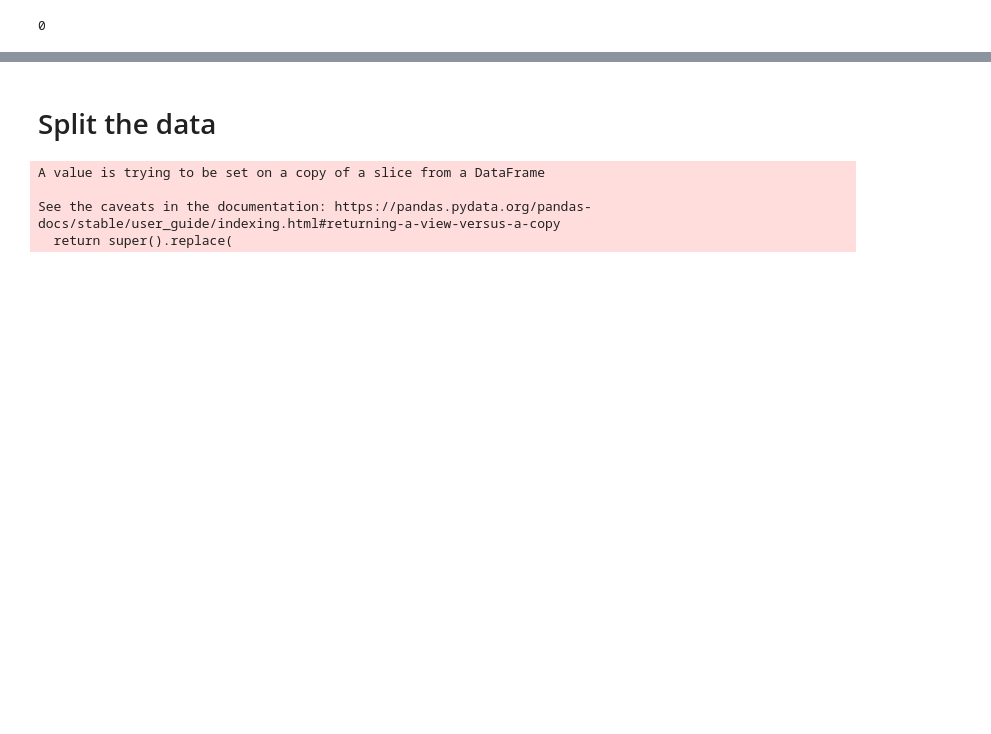
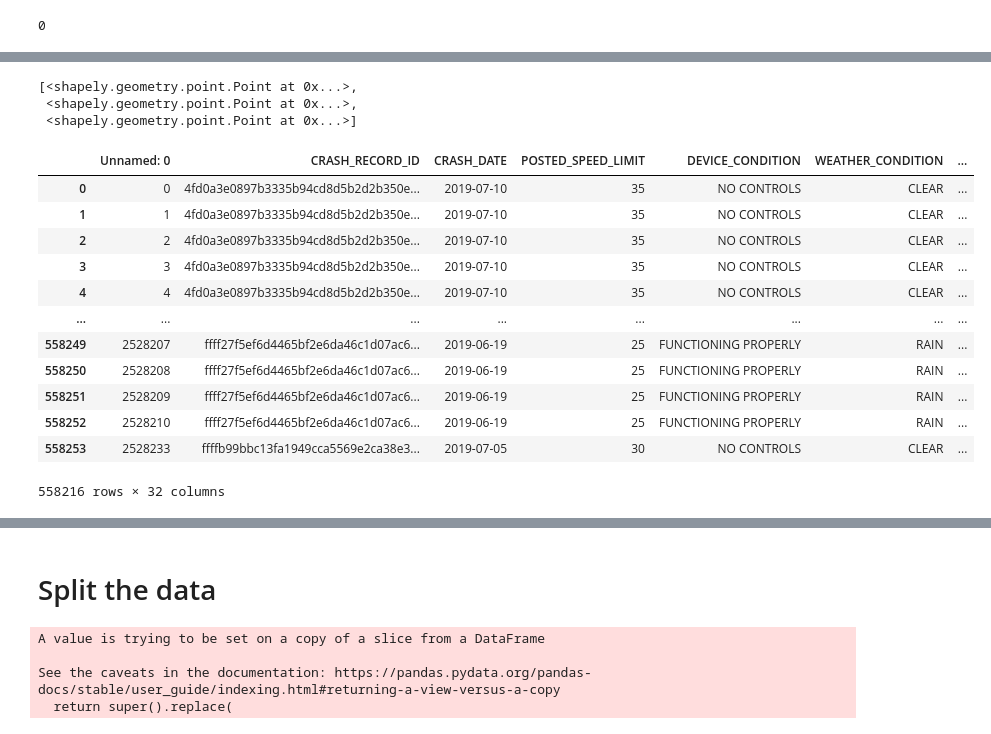
Before and after one commit to raylinsoriano/Project_3_Classification, a Jupyter notebook: Allison's Notebook.ipynb, the cells around one changed output, grey strips where cells are left out. Saved outputs shown, nothing was run; the diff lists cells and outputs as text; code cells hidden in the pictures; blank space fills up the shorter version.

```diff
--- a/Allison's Notebook.ipynb
+++ b/Allison's Notebook.ipynb
@@ -93,2 +54,3 @@ print(high_risk_percentage)
-# %%
-df.dropna(subset=['MOST_SEVERE_INJURY'], inplace=True)
+# %%
+df['CRASH_DATE'] = df['CRASH_DATE'].map(lambda x: datetime.datetime.strptime(x[0:10], "%Y-%m-%d"))
+df['CRASH_DATE']
@@ -98,0 +136,26 @@ df.duplicated().sum()
+# %%
+crs = {'init': 'epsg:4326'}
+geo = [Point(xy) for xy in zip( df["LONGITUDE"], df["LATITUDE"])]
+geo[:3]
+# %% [output]
+[<shapely.geometry.point.Point at 0x...>,
+ <shapely.geometry.point.Point at 0x...>,
+ <shapely.geometry.point.Point at 0x...>]
+# %%
+geo_df = gpd.GeoDataFrame(df, crs=crs,  geometry=geo )
+geo_df = geo_df[geo_df['LONGITUDE'] != 0.0]
+geo_df
+# %% [output]
+|  | Unnamed: 0 | CRASH_RECORD_ID | CRASH_DATE | POSTED_SPEED_LIMIT | DEVICE_CONDITION | WEATHER_CONDITION | ... |
+| 0 | 0 | 4fd0a3e0897b3335b94cd8d5b2d2b350e... | 2019-07-10 | 35 | NO CONTROLS | CLEAR | ... |
+| 1 | 1 | 4fd0a3e0897b3335b94cd8d5b2d2b350e... | 2019-07-10 | 35 | NO CONTROLS | CLEAR | ... |
+| 2 | 2 | 4fd0a3e0897b3335b94cd8d5b2d2b350e... | 2019-07-10 | 35 | NO CONTROLS | CLEAR | ... |
+| 3 | 3 | 4fd0a3e0897b3335b94cd8d5b2d2b350e... | 2019-07-10 | 35 | NO CONTROLS | CLEAR | ... |
+| 4 | 4 | 4fd0a3e0897b3335b94cd8d5b2d2b350e... | 2019-07-10 | 35 | NO CONTROLS | CLEAR | ... |
+| ... | ... | ... | ... | ... | ... | ... | ... |
+| 558249 | 2528207 | ffff27f5ef6d4465bf2e6da46c1d07ac6... | 2019-06-19 | 25 | FUNCTIONING PROPERLY | RAIN | ... |
+| 558250 | 2528208 | ffff27f5ef6d4465bf2e6da46c1d07ac6... | 2019-06-19 | 25 | FUNCTIONING PROPERLY | RAIN | ... |
+| 558251 | 2528209 | ffff27f5ef6d4465bf2e6da46c1d07ac6... | 2019-06-19 | 25 | FUNCTIONING PROPERLY | RAIN | ... |
+| 558252 | 2528210 | ffff27f5ef6d4465bf2e6da46c1d07ac6... | 2019-06-19 | 25 | FUNCTIONING PROPERLY | RAIN | ... |
+| 558253 | 2528233 | ffffb99bbc13fa1949cca5569e2ca38e3... | 2019-07-05 | 30 | NO CONTROLS | CLEAR | ... |
+558216 rows × 32 columns
```
Also changed, not shown: parts of 32 cells of this notebook.
